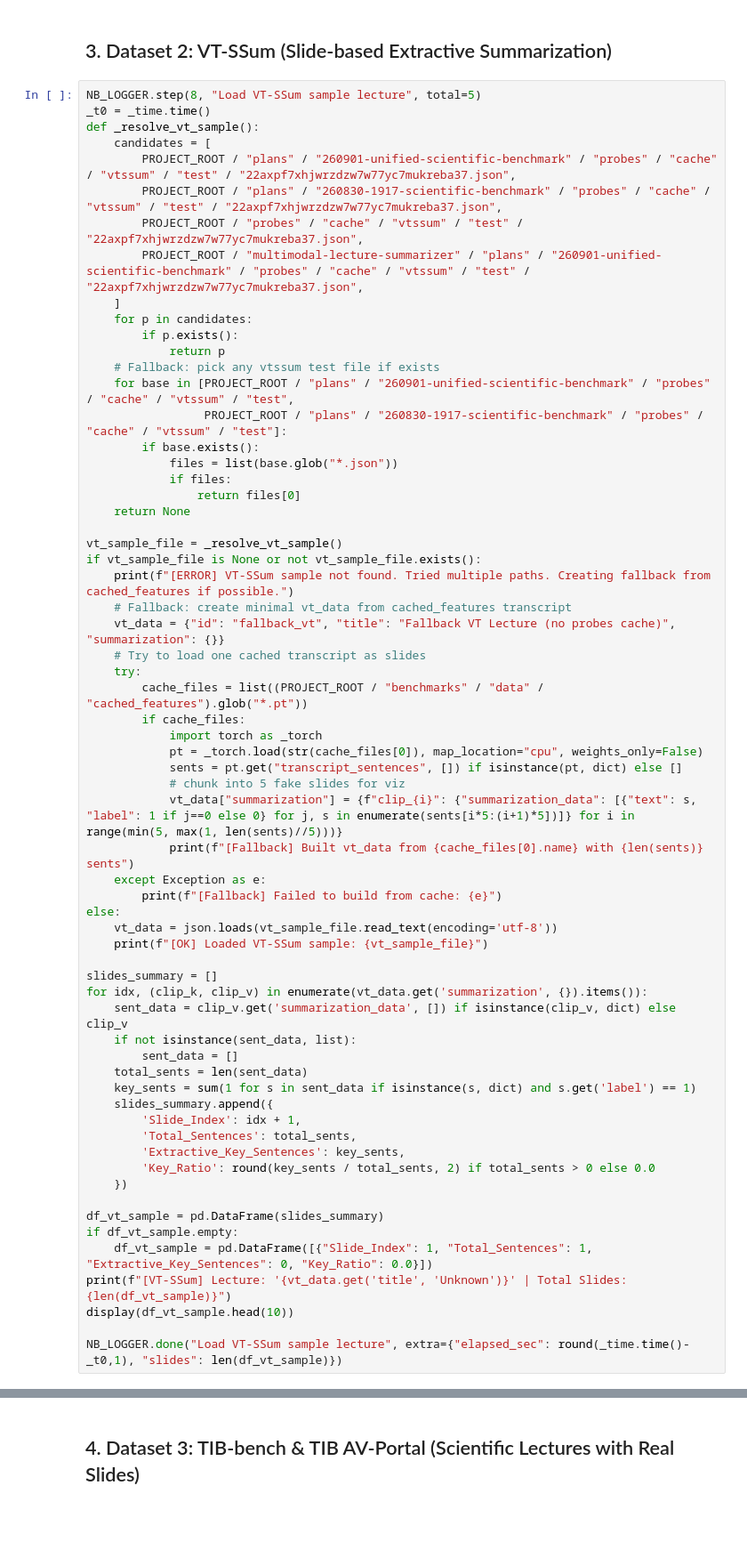
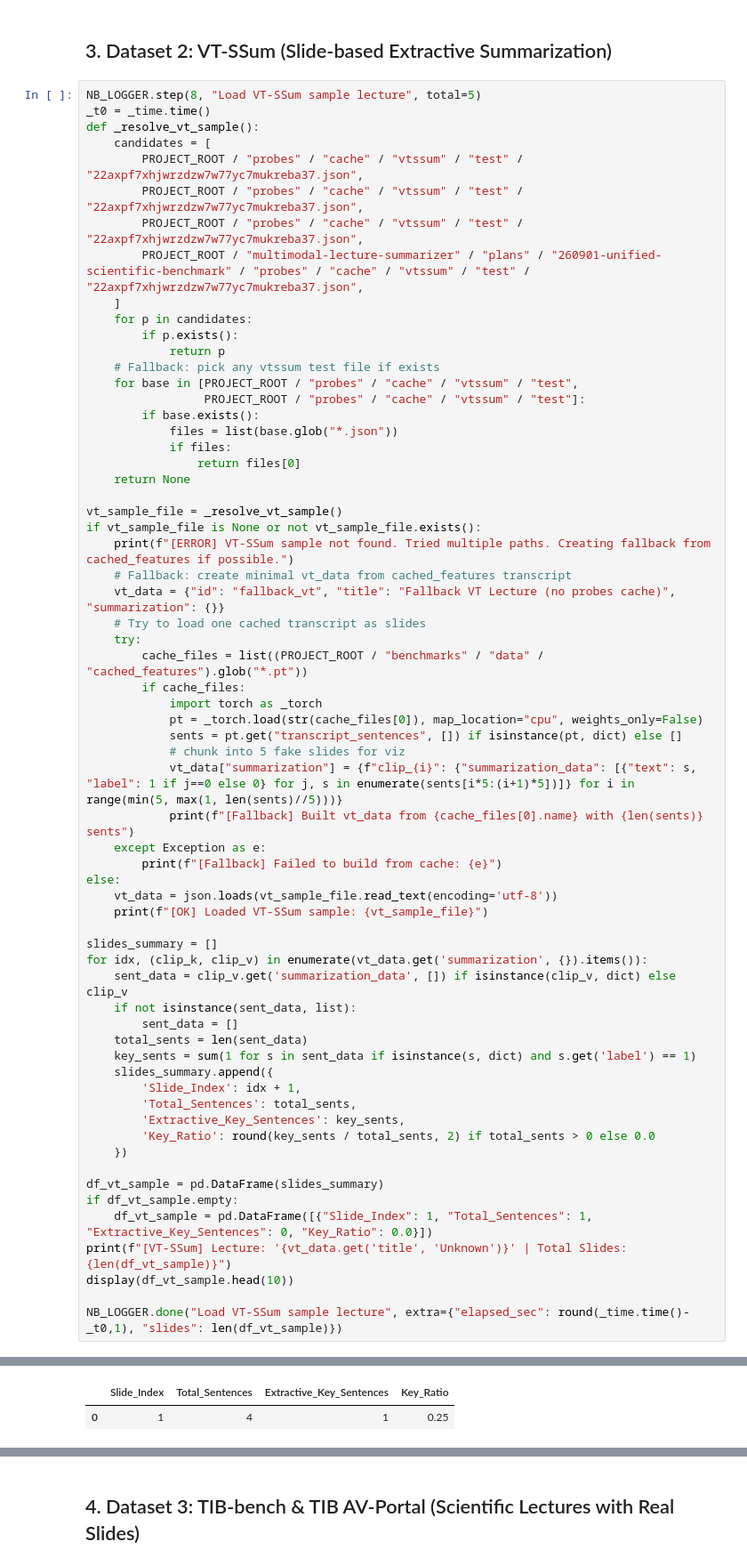
Before and after one commit to multimodal-lecture-summarizer/multimodal-lecture-summarizer, a Jupyter notebook: experiments/notebooks/01_phase1_qualification_and_pilot.ipynb, the cells around one changed output, grey strips where cells are left out. Shown at 89% size. Cells and saved outputs as stored; diff of their text form; blank space fills up the shorter version.

```diff
--- a/experiments/notebooks/01_phase1_qualification_and_pilot.ipynb
+++ b/experiments/notebooks/01_phase1_qualification_and_pilot.ipynb
@@ -214,8 +231,8 @@ NB_LOGGER.step(8, "Load VT-SSum sample lecture", total=5)
 _t0 = _time.time()
 def _resolve_vt_sample():
     candidates = [
-        PROJECT_ROOT / "plans" / "260901-unified-scientific-benchmark" / "probes" / "cache" / "vtssum" / "test" / "22axpf7xhjwrzdzw7w77yc7mukreba37.json",
-        PROJECT_ROOT / "plans" / "260830-1917-scientific-benchmark" / "probes" / "cache" / "vtssum" / "test" / "22axpf7xhjwrzdzw7w77yc7mukreba37.json",
+        PROJECT_ROOT / "probes" / "cache" / "vtssum" / "test" / "22axpf7xhjwrzdzw7w77yc7mukreba37.json",
+        PROJECT_ROOT / "probes" / "cache" / "vtssum" / "test" / "22axpf7xhjwrzdzw7w77yc7mukreba37.json",
         PROJECT_ROOT / "probes" / "cache" / "vtssum" / "test" / "22axpf7xhjwrzdzw7w77yc7mukreba37.json",
         PROJECT_ROOT / "multimodal-lecture-summarizer" / "plans" / "260901-unified-scientific-benchmark" / "probes" / "cache" / "vtssum" / "test" / "22axpf7xhjwrzdzw7w77yc7mukreba37.json",
     ]
@@ -223,8 +240,8 @@ def _resolve_vt_sample():
         if p.exists():
             return p
     # Fallback: pick any vtssum test file if exists
-    for base in [PROJECT_ROOT / "plans" / "260901-unified-scientific-benchmark" / "probes" / "cache" / "vtssum" / "test",
-                 PROJECT_ROOT / "plans" / "260830-1917-scientific-benchmark" / "probes" / "cache" / "vtssum" / "test"]:
+    for base in [PROJECT_ROOT / "probes" / "cache" / "vtssum" / "test",
+                 PROJECT_ROOT / "probes" / "cache" / "vtssum" / "test"]:
         if base.exists():
             files = list(base.glob("*.json"))
             if files:
@@ -273,3 +290,4 @@ print(f"[VT-SSum] Lecture: '{vt_data.get('title', 'Unknown')}' | Total Slides: {
 display(df_vt_sample.head(10))
 
 NB_LOGGER.done("Load VT-SSum sample lecture", extra={"elapsed_sec": round(_time.time()-_t0,1), "slides": len(df_vt_sample)})
+# %% [output]
@@ -275,0 +298,2 @@ NB_LOGGER.done("Load VT-SSum sample lecture", extra={"elapsed_sec": round(_time.
+|  | Slide_Index | Total_Sentences | Extractive_Key_Sentences | Key_Ratio |
+| 0 | 1 | 4 | 1 | 0.25 |
```
Also changed, not shown: parts of 8 cells of this notebook, 2 other files.
